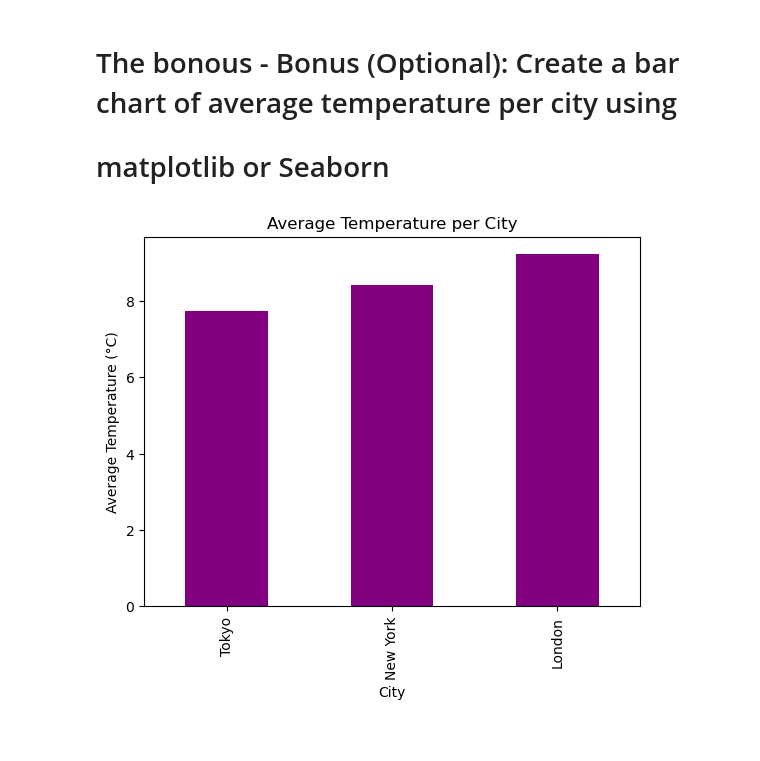
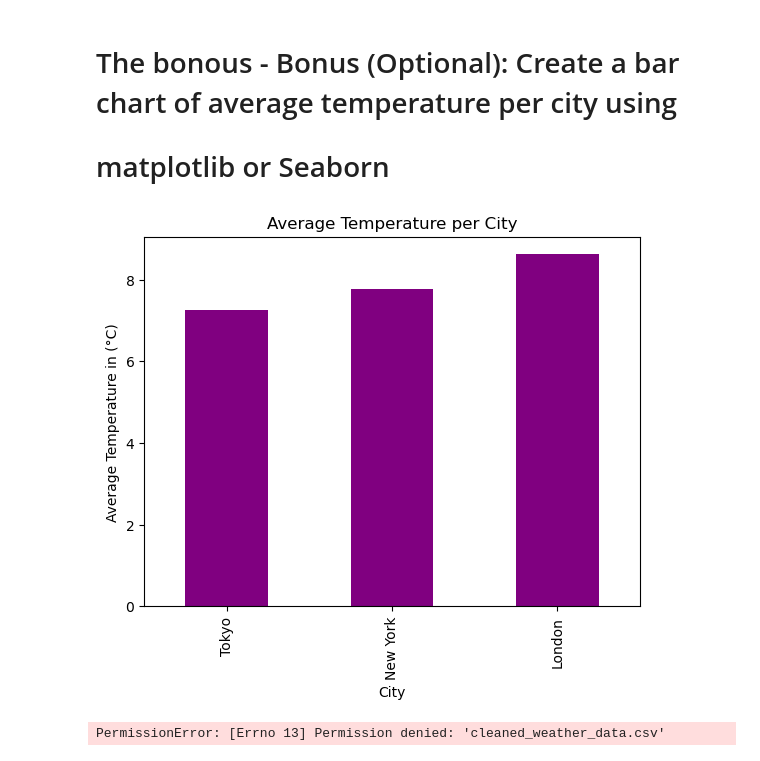
Before and after one commit to itsdagi/shega-data-engineering, a Jupyter notebook: climate.ipynb, the cells around one changed output. Drawn from its saved outputs; the diff is of its cells as text; code cells hidden in the pictures.

```diff
--- a/climate.ipynb
+++ b/climate.ipynb
@@ -111,9 +111,9 @@ imputed_data
 100 rows × 6 columns
 # %%
 # before storing frahnheit values in the new col lets assign the value to 0 since we are going to sotre numeric values
-data[' temperature_fahrenheit'] = 0
-data[' temperature_fahrenheit'] = data['temperature_celsius'] * 9/5 + 32
-print(data[' temperature_fahrenheit'].head(10))
+imputed_data[' temperature_fahrenheit'] = 0
+imputed_data[' temperature_fahrenheit'] = data['temperature_celsius'] * 9/5 + 32
+print(imputed_data[' temperature_fahrenheit'].head(10))
 # %% [output]
 0    41.00
 1    47.12
@@ -131,6 +131,6 @@ Name:  temperature_fahrenheit, dtype: float64
 # for na values
 cleaned_data = imputed_data.dropna(subset=['weather_condition'])
 # for unknown values
-cleaned_data = cleaned_data[cleaned_data['weather_condition'] != 'unknown']
-cleaned_data
+cleaned_weather_data = cleaned_data[cleaned_data['weather_condition'] != 'Unknown']
+cleaned_weather_data
 # %% [output]
@@ -155,14 +169,16 @@ cleaned_data # only displayes missing values from the date col so no need to dro
 # matplotlib or Seaborn
 # %%
 #Create a bar chart of average temperature per city using Matplotlib
-average_temprature_per_city = cleaned_data.groupby("city")['temperature_celsius'].mean().sort_values()
+average_temprature_per_city = cleaned_weather_data.groupby("city")['temperature_celsius'].mean().sort_values()
 average_temprature_per_city.plot(kind='bar', color='purple')
 plt.title('Average Temperature per City')
 plt.xlabel('City')
 plt.ylabel('Average Temperature in (°C)')
 
 plt.show()
 # %% [output]
-[figure, old version]
+[figure, new version]
 # %%
-cleaned_data.to_csv("cleaned_weather_data.csv", index=False)
+cleaned_weather_data.to_csv("cleaned_weather_data.csv", index=False)
+# %% [output]
+PermissionError: [Errno 13] Permission denied: 'cleaned_weather_data.csv'
```
Also changed, not shown: parts of 2 cells of this notebook, 1 other file.
